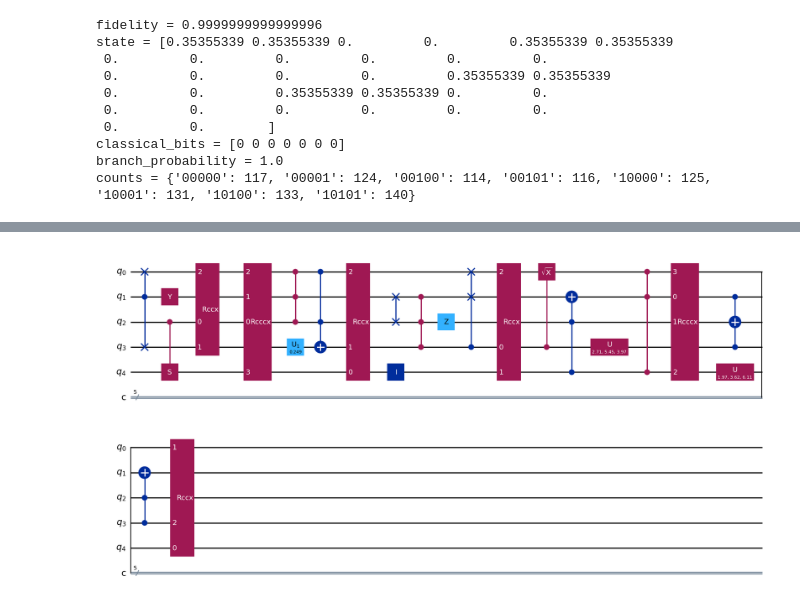
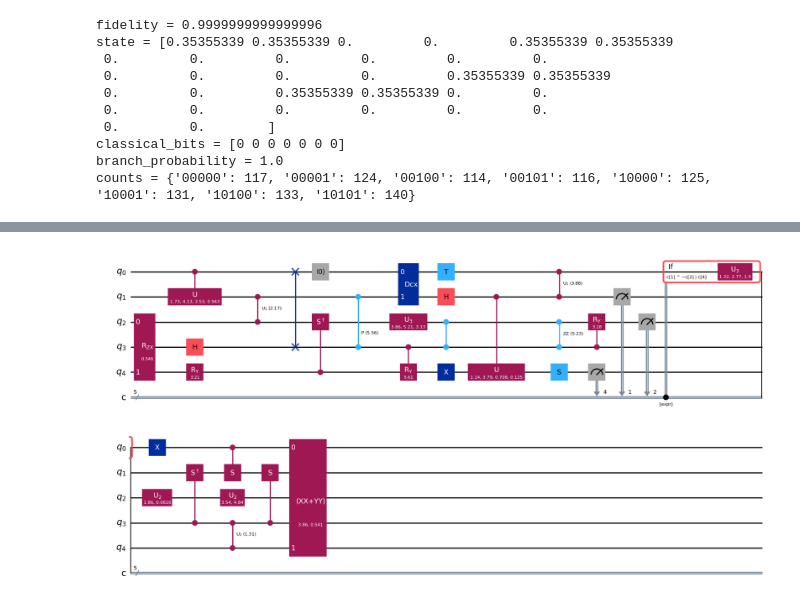
Before and after one commit to 1nnocenzo/tn-dc-sim, a Jupyter notebook: notebooks/qasm3_dmrg_smoke_tests.ipynb, the cells around one changed output, grey strips where cells are left out. Cells and saved outputs as stored; diff of their text form; code cells hidden in the pictures.

```diff
--- a/notebooks/qasm3_dmrg_smoke_tests.ipynb
+++ b/notebooks/qasm3_dmrg_smoke_tests.ipynb
@@ -249,7 +302,6 @@ avg branch probability = 1.0
 # %%
-from qiskit.circuit.random import random_circuit
-
-qc = random_circuit(num_qubits=5, depth=15, conditional=True, seed=1)
+from src.utils.my_random_circuit import random_circuit
+qc = random_circuit(num_qubits=5, depth=10, conditional=True, reset=True, max_ops_per_branch=1, seed=2)
 qc.draw("mpl")
 # %% [output]
-[figure, old version]
+[figure, new version]
```
Also changed, not shown: parts of 11 cells of this notebook, 1 other file.
